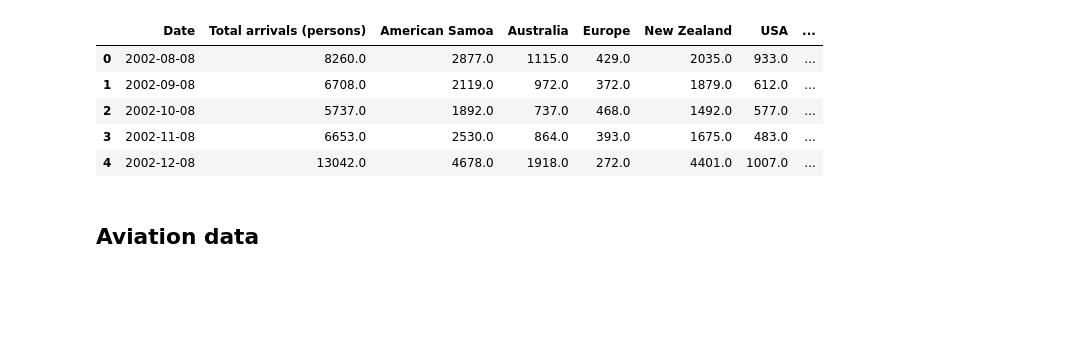
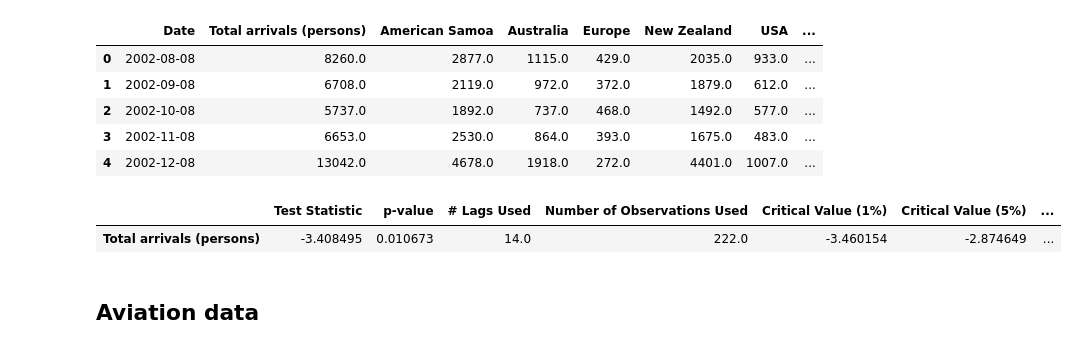
Before and after one commit to worldbank/pacific-observatory, a Jupyter notebook: scripts/notebooks/EDA-Samoa.ipynb, the cells around one changed output. Drawn from its saved outputs; the diff is of its cells as text; code cells hidden in the pictures; blank space fills up the shorter version.

```diff
--- a/scripts/notebooks/EDA-Samoa.ipynb
+++ b/scripts/notebooks/EDA-Samoa.ipynb
@@ -68,6 +68,11 @@ samon_byco.head(5)
 | 2 | 2002-10-08 | 5737.0 | 1892.0 | 737.0 | 468.0 | 1492.0 | 577.0 | ... |
 | 3 | 2002-11-08 | 6653.0 | 2530.0 | 864.0 | 393.0 | 1675.0 | 483.0 | ... |
 | 4 | 2002-12-08 | 13042.0 | 4678.0 | 1918.0 | 272.0 | 4401.0 | 1007.0 | ... |
+# %%
+get_adf_df(samon_byco.iloc[5:], ["Total arrivals (persons)"])
+# %% [output]
+|  | Test Statistic | p-value | # Lags Used | Number of Observations Used | Critical Value (1%) | Critical Value (5%) | ... |
+| Total arrivals (persons) | -3.408495 | 0.010673 | 14.0 | 222.0 | -3.460154 | -2.874649 | ... |
 # %%
 # Perform the basic quality check
 error_lst = check_quality(samon_byco, ["Date", "Cruise ships"], "Total arrivals (persons)")
```
Also changed, not shown: parts of 1 cell of this notebook, 7 other files.
